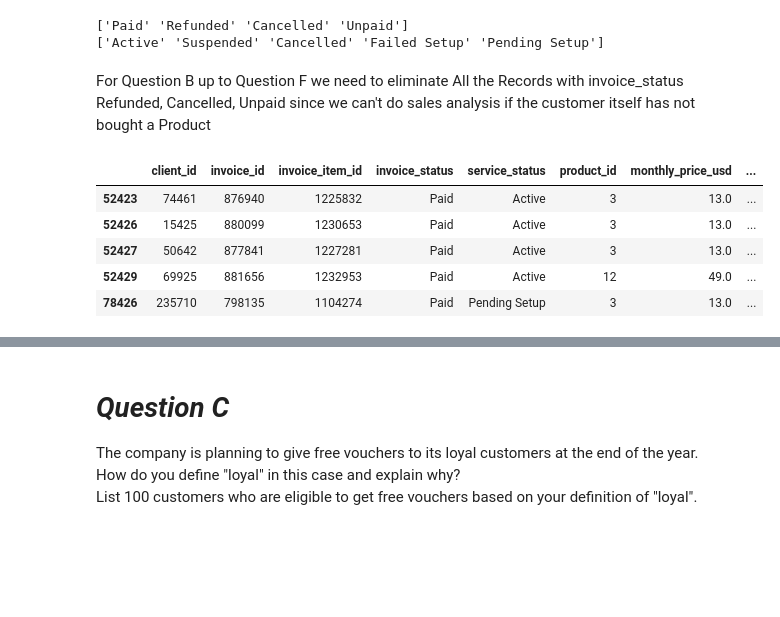
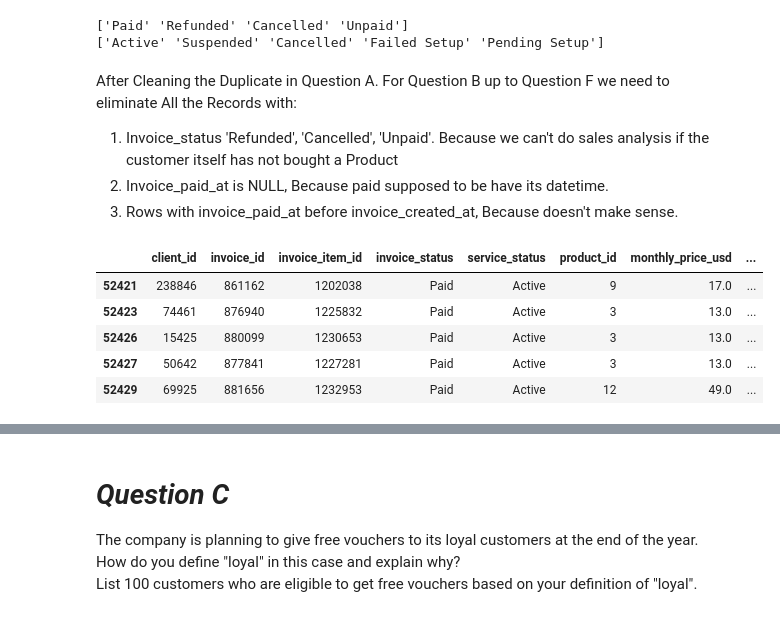
Before and after one commit to muslikhannur/P_SalesData_WranglingTest, a Jupyter notebook: WranglingTest_SalesData.ipynb, the cells around one changed output, grey strips where cells are left out. Drawn from its saved outputs; the diff is of its cells as text; code cells hidden in the pictures; blank space fills up the shorter version.

```diff
--- a/WranglingTest_SalesData.ipynb
+++ b/WranglingTest_SalesData.ipynb
@@ -95,10 +94,13 @@ memory usage: 10.9+ MB
 # %%
-# Set the Right Data Type for the Wrong One, Exclue Date
+# Set the Right Data Type for the Wrong One
 SalesData['client_id'] = SalesData['client_id'].astype('object')
 SalesData['invoice_id'] = SalesData['invoice_id'].astype('object')
 SalesData['invoice_item_id'] = SalesData['invoice_item_id'].astype('object')
 SalesData['product_id'] = SalesData['product_id'].astype('object')
 SalesData['monthly_price_usd'] = SalesData['monthly_price_usd'].astype('float64')
+SalesData["invoice_created_at"] = pd.to_datetime(SalesData["invoice_created_at"], format="%Y-%m-%dT%H:%M:%SZ")
+SalesData["invoice_paid_at"] = pd.to_datetime(SalesData["invoice_paid_at"], format="%Y-%m-%dT%H:%M:%SZ")
+SalesData["service_cancelled_at"] = pd.to_datetime(SalesData["service_cancelled_at"], format="%Y-%m-%dT%H:%M:%SZ")
 SalesData['total_price'] = SalesData['total_price'].astype('float64')
 SalesData.info()
 # %% [output]
@@ -179,15 +177,21 @@ print(SalesData.service_status.unique())
 ['Paid' 'Refunded' 'Cancelled' 'Unpaid']
 ['Active' 'Suspended' 'Cancelled' 'Failed Setup' 'Pending Setup']
 # %% [markdown]
-For Question B up to Question F we need to eliminate All the Records with invoice_status Refunded, Cancelled, Unpaid since we can't do sales analysis if the customer itself has not bought a Product
+After Cleaning the Duplicate in Question A.
+For Question B up to Question F we need to eliminate All the Records with:
+1. Invoice_status 'Refunded', 'Cancelled', 'Unpaid'. Because we can't do sales analysis if the customer itself has not bought a Product
+2. Invoice_paid_at is NULL, Because paid supposed to be have its datetime.
+3. Rows with invoice_paid_at before invoice_created_at, Because doesn't make sense.
 # %%
-# Start eliminating those who hass not Bought or not in PAID invoice_status
-SalesDataCleanPaid = SalesDataClean.loc[SalesDataClean['invoice_status'] == 'Paid']
+# Start eliminating those who are not in 'invoice_paid_at' invoice_status AND have 'null' paid_at
+SalesDataCleanPaid = SalesDataClean.loc[SalesDataClean['invoice_status'] == 'Paid'] #Select Only Paid
+SalesDataCleanPaid = SalesDataCleanPaid.dropna(axis=0, subset=['invoice_paid_at']) #Drop Null invoice_paid_at
+SalesDataCleanPaid = SalesDataCleanPaid[SalesDataCleanPaid['invoice_created_at'] < SalesDataCleanPaid['invoice_paid_at']]
 SalesDataCleanPaid.tail()
 # %% [output]
 |  | client_id | invoice_id | invoice_item_id | invoice_status | service_status | product_id | monthly_price_usd | ... |
+| 52421 | 238846 | 861162 | 1202038 | Paid | Active | 9 | 17.0 | ... |
 | 52423 | 74461 | 876940 | 1225832 | Paid | Active | 3 | 13.0 | ... |
 | 52426 | 15425 | 880099 | 1230653 | Paid | Active | 3 | 13.0 | ... |
 | 52427 | 50642 | 877841 | 1227281 | Paid | Active | 3 | 13.0 | ... |
 | 52429 | 69925 | 881656 | 1232953 | Paid | Active | 12 | 49.0 | ... |
-| 78426 | 235710 | 798135 | 1104274 | Paid | Pending Setup | 3 | 13.0 | ... |
```
Also changed, not shown: parts of 17 cells of this notebook.
